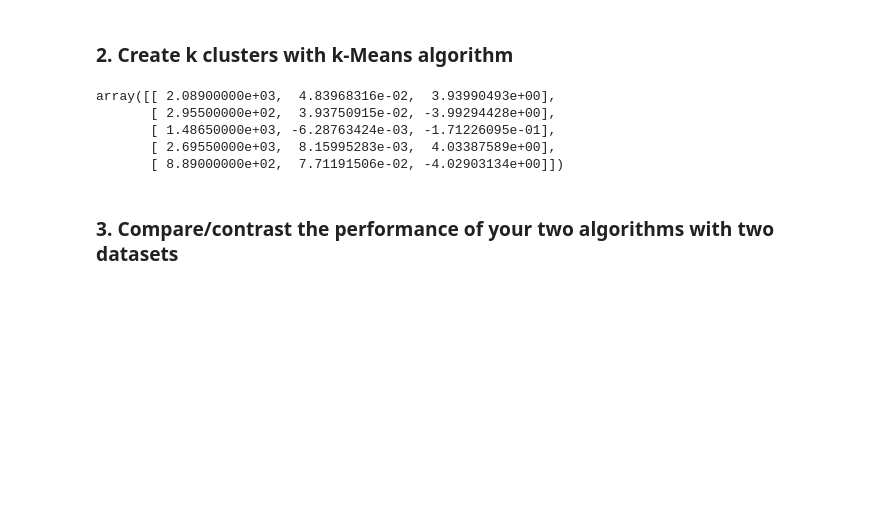
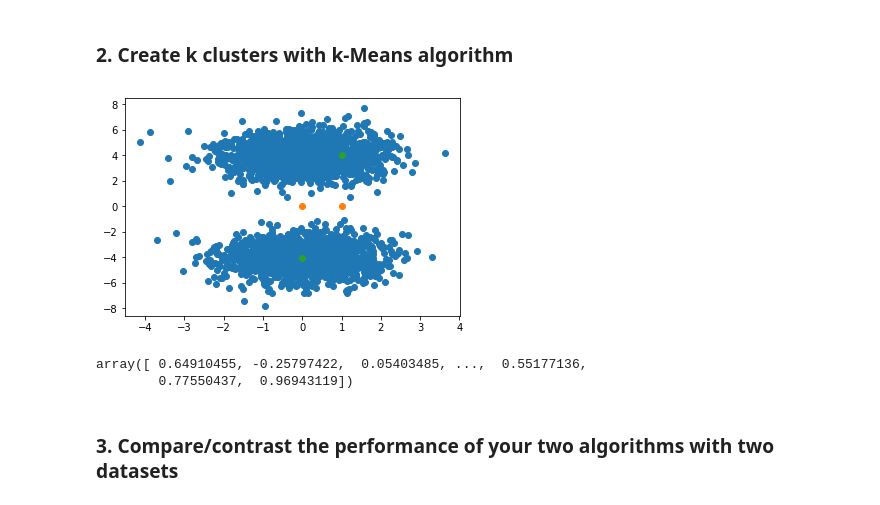
Before and after one commit to schwaaweb/aimlds1_08-UnsupervisedLearning, a Jupyter notebook: F08_SC1-DJ--Clustering_Sprint_Challenge.ipynb, the cells around one changed output. Saved outputs shown, nothing was run; the diff lists cells and outputs as text; code cells hidden in the pictures; blank space fills up the shorter version.

```diff
--- a/F08_SC1-DJ--Clustering_Sprint_Challenge.ipynb
+++ b/F08_SC1-DJ--Clustering_Sprint_Challenge.ipynb
@@ -41,29 +49,33 @@ and shapes but the algorithm can have difficulty if the  cluster vary sufficient
 # %%
 # Import libraries
 import numpy as np
 import pandas as pd
 from sklearn.cluster import KMeans
 
 # Dataset
 set1 = pd.read_csv('clustering_set1.csv')
 
-X = set1[['x','y']].values
+X1 = set1[['x','y']].values
 
 # Create kmeans object
 #this_many_classes = np.unique(set1.targets).shape[0]
-km = KMeans(n_clusters=5, init='k-means++', max_iter=100, n_init=1)
+km = KMeans(n_clusters=2, init='k-means++', max_iter=100, n_init=1)
 
 # Fit kmeans object to data
-km.fit(set1)
+km.fit(X1)
 
 # Print location of clusters learned by kmeans object
 km.cluster_centers_ # Why does this have 3 coordinates? Is it a 3 dimensional cluster?
+plt.plot(X1.T[0],X1.T[1], 'o');
+plt.plot(km.cluster_centers_, 'o')
+plt.show()
 # %% [output]
-array([[ 2.08900000e+03,  4.83968316e-02,  3.93990493e+00],
-       [ 2.95500000e+02,  3.93750915e-02, -3.99294428e+00],
-       [ 1.48650000e+03, -6.28763424e-03, -1.71226095e-01],
-       [ 2.69550000e+03,  8.15995283e-03,  4.03387589e+00],
-       [ 8.89000000e+02,  7.71191506e-02, -4.02903134e+00]])
+[figure, added]
+# %%
+X1.T[0]
+# %% [output]
+array([ 0.64910455, -0.25797422,  0.05403485, ...,  0.55177136,
+        0.77550437,  0.96943119])
 # %% [markdown]
 ### 3. Compare/contrast the performance of your two algorithms with two datasets
 # %%
```
Also changed, not shown: parts of 11 cells of this notebook.
